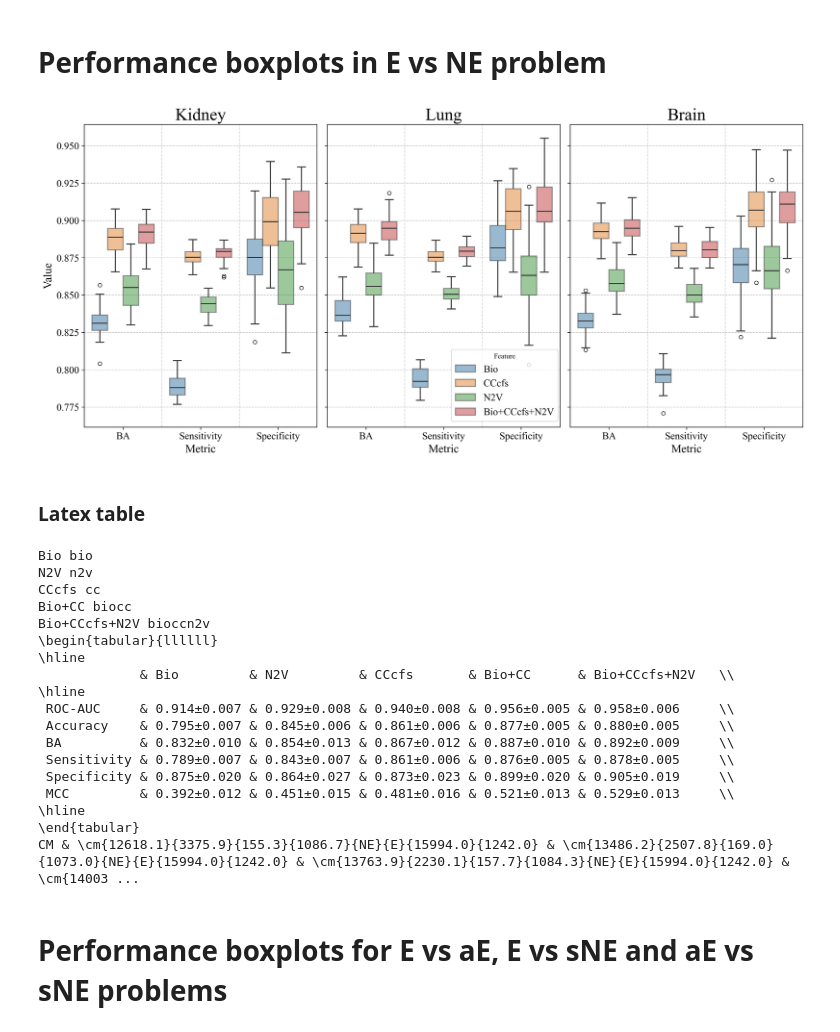
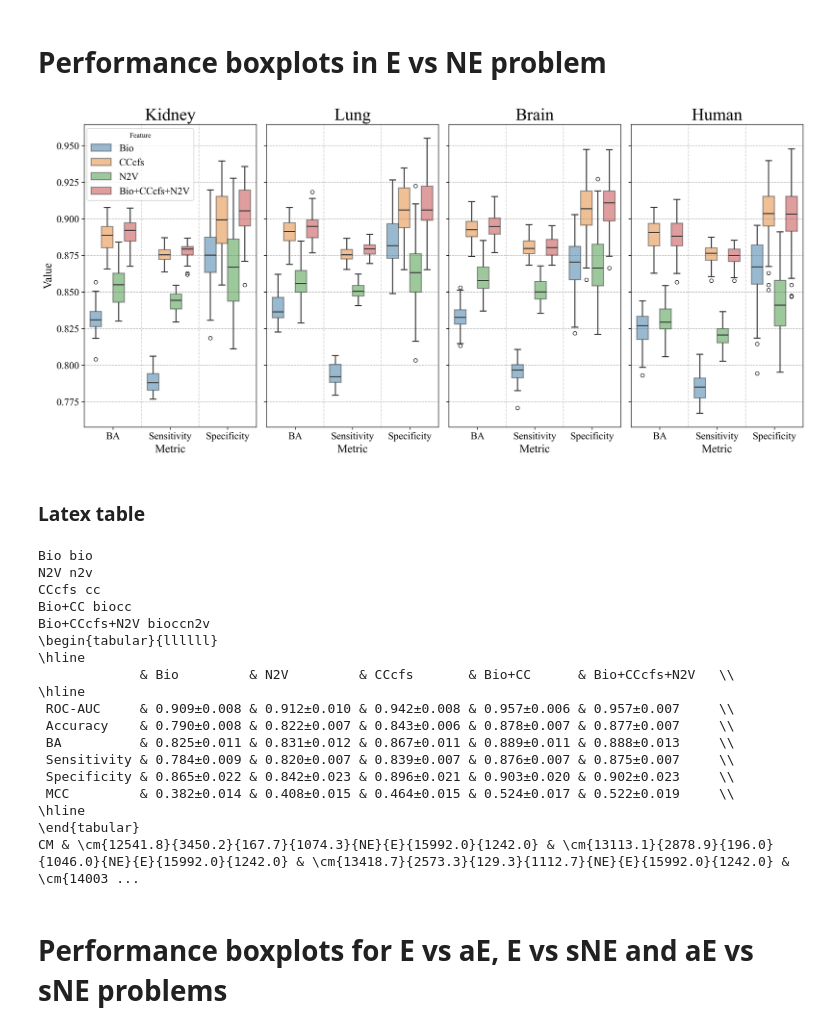
Before and after one commit to giordamaug/HELP, a Jupyter notebook: data4rev/notebooks/score_boxplot.ipynb, the cells around one changed output. Saved outputs shown, nothing was run; the diff lists cells and outputs as text; code cells hidden in the pictures.

```diff
--- a/data4rev/notebooks/score_boxplot.ipynb
+++ b/data4rev/notebooks/score_boxplot.ipynb
@@ -6,7 +6,7 @@ import seaborn as sns
 import pandas as pd
 import os
 
-tissues = ['Kidney', 'Lung', 'Brain']
+tissues = ['Kidney', 'Lung', 'Brain', 'Human']
 scorepath = '../scores'
 features = ["Bio", "CCcfs", "N2V", "Bio+CCcfs+N2V"]
 suffixes = ['bio', 'biocc', 'n2v', 'bioccn2v']
@@ -25,35 +25,35 @@ def generate_subplot(Scores, ax, fsize=10):
     ax.grid(axis="y", linestyle="--", alpha=0.8)
     unique_metrics = Scores["Metric"].unique()
     for i in range(1, len(unique_metrics)):
         ax.axvline(x=i - 0.5, color='lightgray', linestyle='--', linewidth=1)
     ax.get_legend().remove()
 
 # Creazione di una figura con tre subplot su stessa riga
 fig, axs = plt.subplots(1, len(tissues), figsize=(15, 7), sharey=True)
 
 # Iterazione sui subplot e applicazione della funzione generate_subplot
 for i, tissue in enumerate(tissues):
     dfs = []
     for feature, suffix in zip(features, suffixes):
         df_tmp = pd.read_csv(os.path.join(scorepath, f"score_HELP_{tissue}_{problem}_{suffix}.csv")).drop(columns=["ROC-AUC", "Accuracy", "MCC", "CM"])
         df_tmp['Feature'] = feature
         dfs.append(df_tmp)
 
     # Merge datasets and modify the dataframe for boxplot generation
     Scores = pd.concat(dfs)
     Scores = pd.melt(Scores, id_vars=["Feature"], var_name="Metric", value_name="Value")
     generate_subplot(Scores, axs[i], fsize=fsize)
     axs[i].set_title(f"{tissues[i]}", y=1, fontsize=24)
 
 # Posizionamento della legenda unica
 handles, labels = axs[0].get_legend_handles_labels()
-fig.legend(handles, labels, loc='lower left', bbox_to_anchor=(0.53, 0.10), fontsize=fsize, title='Feature', title_fontsize='10')
+fig.legend(handles, labels, loc='lower left', bbox_to_anchor=(0.06, 0.71), fontsize=fsize, title='Feature', title_fontsize='10')
 
 # Visualizzazione della figura
 plt.tight_layout()
 plt.show()
 # %% [output]
-[figure, old version]
+[figure, new version]
 # %% [markdown]
 ### Latex table
 # %%
@@ -64,7 +64,7 @@ import os
 import re
 scorepath = '../scores'
 method1 = 'HELP'
-tissue = 'Kidney'
+tissue = 'Human'
 problem = 'EvsNE'
 precision = 3
 df_p = pd.DataFrame()
@@ -102,15 +102,15 @@ Bio+CCcfs+N2V bioccn2v
 \hline
              & Bio         & N2V         & CCcfs       & Bio+CC      & Bio+CCcfs+N2V   \\
 \hline
- ROC-AUC     & 0.914±0.007 & 0.929±0.008 & 0.940±0.008 & 0.956±0.005 & 0.958±0.006     \\
- Accuracy    & 0.795±0.007 & 0.845±0.006 & 0.861±0.006 & 0.877±0.005 & 0.880±0.005     \\
- BA          & 0.832±0.010 & 0.854±0.013 & 0.867±0.012 & 0.887±0.010 & 0.892±0.009     \\
- Sensitivity & 0.789±0.007 & 0.843±0.007 & 0.861±0.006 & 0.876±0.005 & 0.878±0.005     \\
- Specificity & 0.875±0.020 & 0.864±0.027 & 0.873±0.023 & 0.899±0.020 & 0.905±0.019     \\
- MCC         & 0.392±0.012 & 0.451±0.015 & 0.481±0.016 & 0.521±0.013 & 0.529±0.013     \\
+ ROC-AUC     & 0.909±0.008 & 0.912±0.010 & 0.942±0.008 & 0.957±0.006 & 0.957±0.007     \\
+ Accuracy    & 0.790±0.008 & 0.822±0.007 & 0.843±0.006 & 0.878±0.007 & 0.877±0.007     \\
+ BA          & 0.825±0.011 & 0.831±0.012 & 0.867±0.011 & 0.889±0.011 & 0.888±0.013     \\
+ Sensitivity & 0.784±0.009 & 0.820±0.007 & 0.839±0.007 & 0.876±0.007 & 0.875±0.007     \\
+ Specificity & 0.865±0.022 & 0.842±0.023 & 0.896±0.021 & 0.903±0.020 & 0.902±0.023     \\
+ MCC         & 0.382±0.014 & 0.408±0.015 & 0.464±0.015 & 0.524±0.017 & 0.522±0.019     \\
 \hline
 \end{tabular}
-CM & \cm{12618.1}{3375.9}{155.3}{1086.7}{NE}{E}{15994.0}{1242.0} & \cm{13486.2}{2507.8}{169.0}{1073.0}{NE}{E}{15994.0}{1242.0} & \cm{13763.9}{2230.1}{157.7}{1084.3}{NE}{E}{15994.0}{1242.0} & \cm{14003 ...
+CM & \cm{12541.8}{3450.2}{167.7}{1074.3}{NE}{E}{15992.0}{1242.0} & \cm{13113.1}{2878.9}{196.0}{1046.0}{NE}{E}{15992.0}{1242.0} & \cm{13418.7}{2573.3}{129.3}{1112.7}{NE}{E}{15992.0}{1242.0} & \cm{14003 ...
 # %% [markdown]
 # Performance boxplots for E vs aE, E vs sNE and aE vs sNE problems
 # %%
```
Also changed, not shown: 3 other files.
